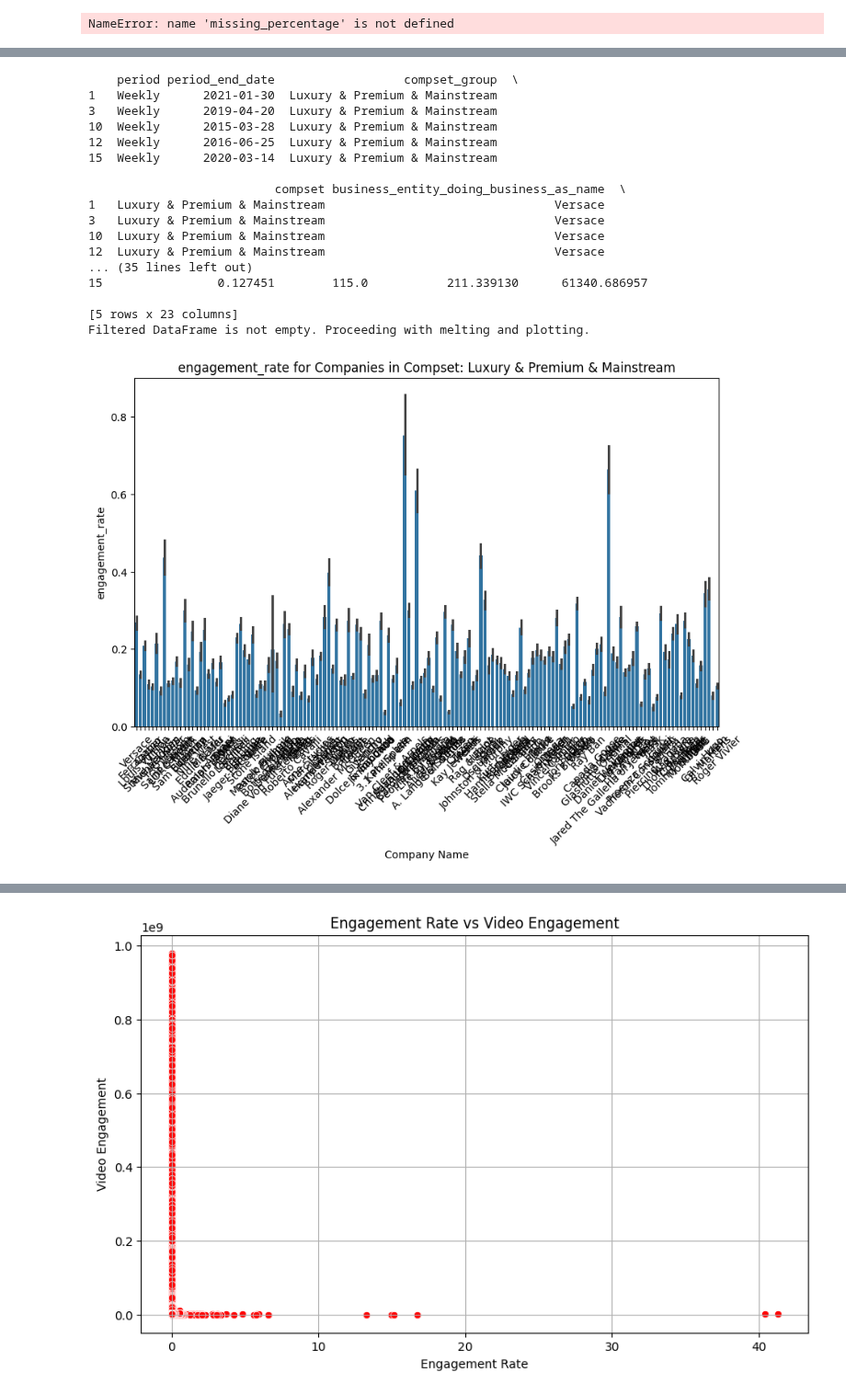
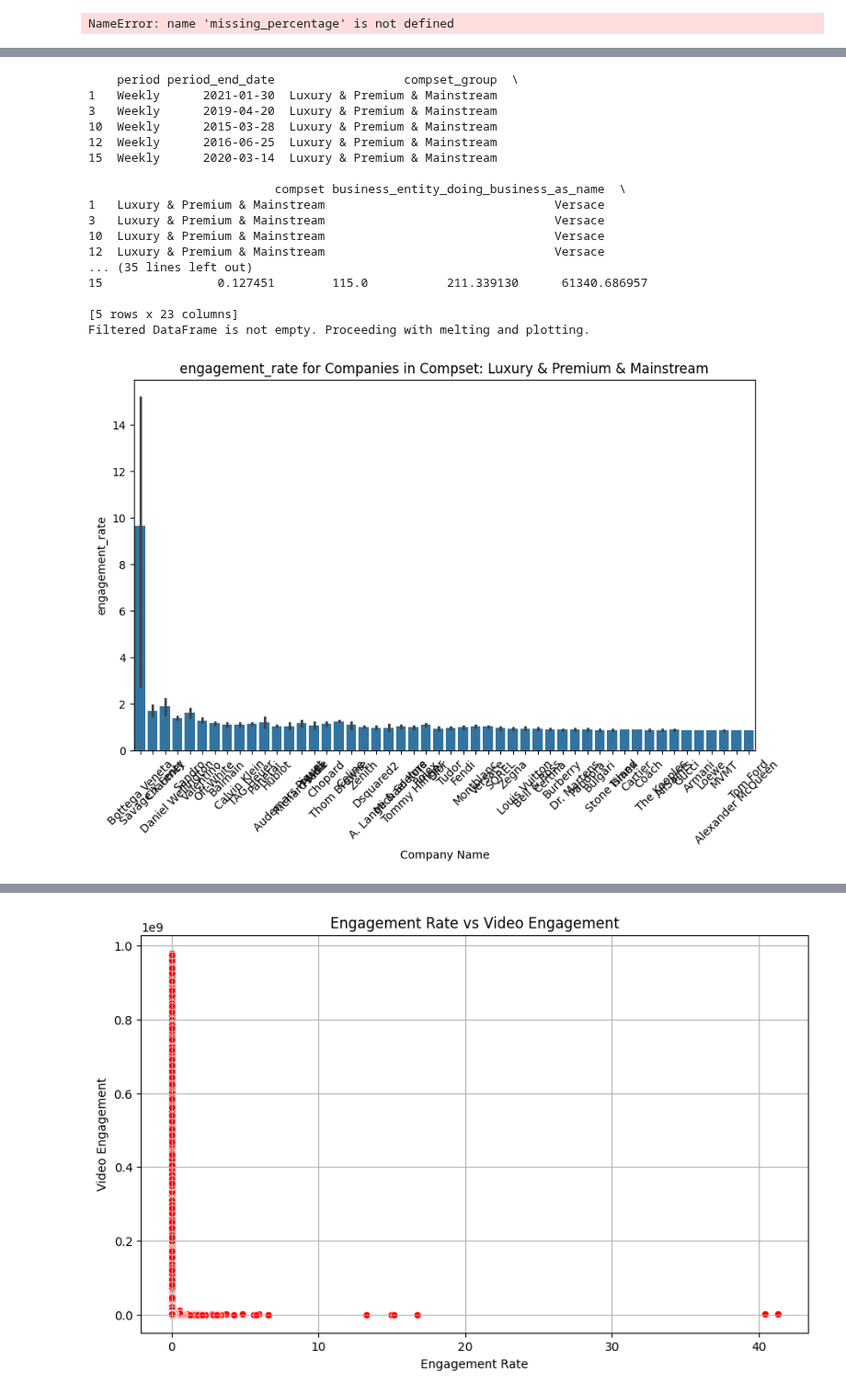
Before and after one commit to noahsta/datathon, a Jupyter notebook: src/elias.ipynb, the cells around one changed output, grey strips where cells are left out. Shown at 92% size. Saved outputs shown, nothing was run; the diff lists cells and outputs as text; code cells hidden in the pictures.

```diff
--- a/src/elias.ipynb
+++ b/src/elias.ipynb
@@ -146,32 +146,34 @@ if filtered_df.empty:
 else:
     print("Filtered DataFrame is not empty. Proceeding with melting and plotting.")
 
+filtered_df = filtered_df.sort_values(by ='engagement_rate' , ascending= False)
+
 if not filtered_df.empty:
     metrics = ['engagement_rate', 'video_engagement', 'picture_engagement']
     for metric in metrics:
         plt.figure(figsize=(10, 6))
-        sns.barplot(x='business_entity_doing_business_as_name', y=metric, data=filtered_df)
+        sns.barplot(x='business_entity_doing_business_as_name', y=metric, data=filtered_df[:1000])
         plt.title(f'{metric} for Companies in Compset: {selected_compset}')
         plt.xlabel('Company Name')
         plt.ylabel(metric)
         plt.xticks(rotation=45)
         plt.show()
 # %% [output]
     period period_end_date                  compset_group  \
 1   Weekly      2021-01-30  Luxury & Premium & Mainstream
 3   Weekly      2019-04-20  Luxury & Premium & Mainstream
 10  Weekly      2015-03-28  Luxury & Premium & Mainstream
 12  Weekly      2016-06-25  Luxury & Premium & Mainstream
 15  Weekly      2020-03-14  Luxury & Premium & Mainstream
 
                           compset business_entity_doing_business_as_name  \
 1   Luxury & Premium & Mainstream                                Versace
 3   Luxury & Premium & Mainstream                                Versace
 10  Luxury & Premium & Mainstream                                Versace
 12  Luxury & Premium & Mainstream                                Versace
 ... (35 lines left out)
 15                0.127451        115.0           211.339130      61340.686957
 
 [5 rows x 23 columns]
 Filtered DataFrame is not empty. Proceeding with melting and plotting.
-[figure, old version]
+[figure, new version]
```
Also changed, not shown: parts of 2 cells of this notebook, 2 other files.
